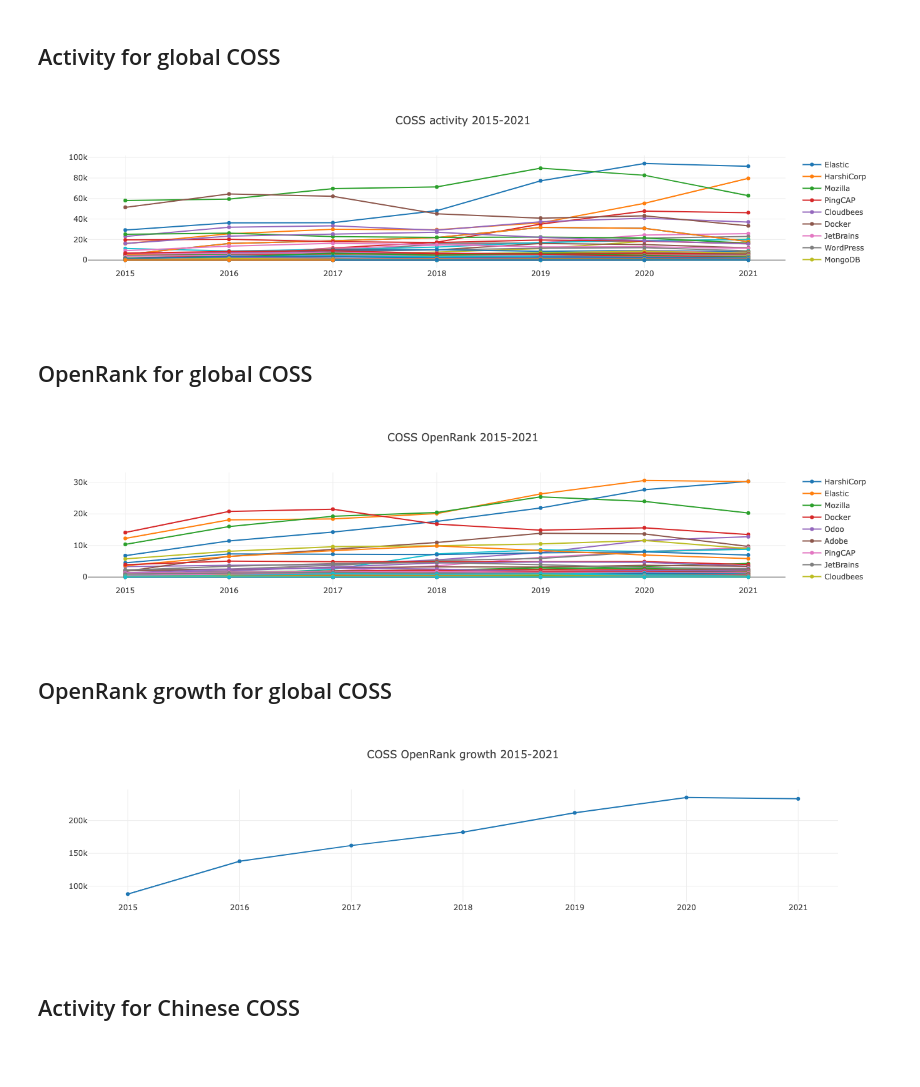
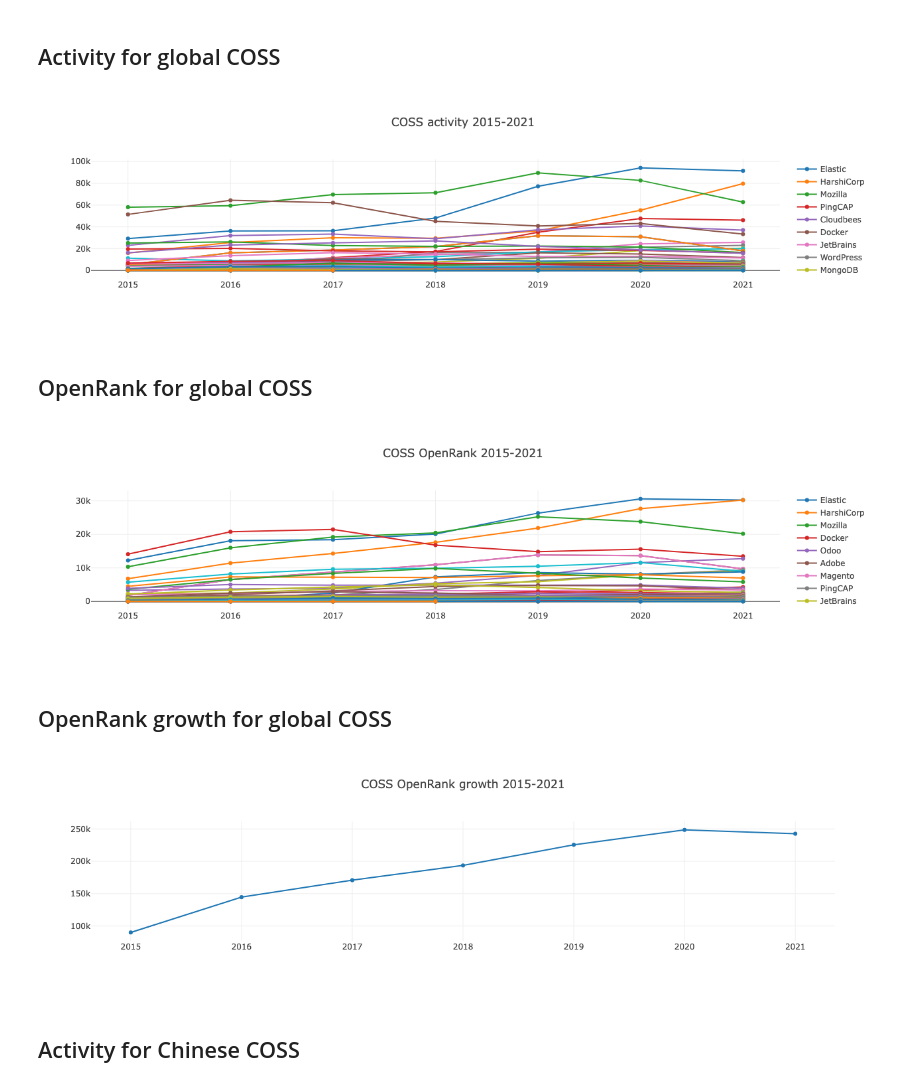
Before and after one commit to X-lab2017/open-digger, a Jupyter notebook: notebook/coss.ipynb, the cells around one changed output. Cells and saved outputs as stored; diff of their text form; code cells hidden in the pictures; blank space fills up the shorter version.

Commit message:
fix: precision and names in query option (#1049)
Signed-off-by: frank-zsy <syzhao1988@126.com>

Signed-off-by: frank-zsy <syzhao1988@126.com>

```diff
--- a/notebook/coss.ipynb
+++ b/notebook/coss.ipynb
@@ -12,26 +12,27 @@ There are 10 repos and 73 orgs for COSS in OpenDigger.
 # %% [markdown]
 ## Activity for global COSS
 # %%
-openDigger.index.activity.getRepoActivityWithDetail({
+openDigger.index.activity.getRepoActivity({
     labelUnion: [':companies/coss'],
     startYear: 2015,
     endYear: 2021,
     startMonth: 1,
     endMonth: 12,
     groupTimeRange: 'year',
     groupBy: 'Company',
-    limit: -1
+    limit: -1,
+    order: 'DESC',
 }).then(data => {
     openDigger.render.plotly(data.map(row => {
         return {
             x: [2015, 2016, 2017, 2018, 2019, 2020, 2021],
             y: row.activity,
             name: row.name
         };
     }), {title: 'COSS activity 2015-2021'});
 });
 # %% [output]
-[figure, old version]
+[figure, new version]
 # %% [markdown]
 ## OpenRank for global COSS
 # %%
@@ -43,18 +44,19 @@ openDigger.index.openrank.getRepoOpenrank({
     endMonth: 12,
     groupTimeRange: 'year',
     groupBy: 'Company',
-    limit: -1
+    limit: -1,
+    order: 'DESC',
 }).then(data => {
     openDigger.render.plotly(data.map(row => {
         return {
             x: [2015, 2016, 2017, 2018, 2019, 2020, 2021],
-            y: row.open_rank,
-            name: row.label
+            y: row.openrank,
+            name: row.name,
         };
     }), {title: 'COSS OpenRank 2015-2021'});
 });
 # %% [output]
-[figure, old version]
+[figure, new version]
 # %% [markdown]
 ## OpenRank growth for global COSS
 # %%
@@ -66,13 +68,14 @@ openDigger.index.openrank.getRepoOpenrank({
     endMonth: 12,
     groupTimeRange: 'year',
     groupBy: 'Company',
-    limit: -1
+    limit: -1,
+    order: 'DESC',
 }).then(data => {
     var x = [2015, 2016, 2017, 2018, 2019, 2020, 2021];
     var y = [];
     for (var i = 0; i < x.length; i++) {
         var openrank = 0;
-        data.forEach(row => openrank += row.open_rank[i]);
+        data.forEach(row => openrank += row.openrank[i] ?? 0);
         y.push(openrank);
     }
     openDigger.render.plotly([{
@@ -82,7 +85,7 @@ openDigger.index.openrank.getRepoOpenrank({
     }], {title: 'COSS OpenRank growth 2015-2021'});
 });
 # %% [output]
-[figure, old version]
+[figure, new version]
 # %% [markdown]
 ## Activity for Chinese COSS
 # %%
```
Also changed, not shown: parts of 3 cells of this notebook, 9 other files.
